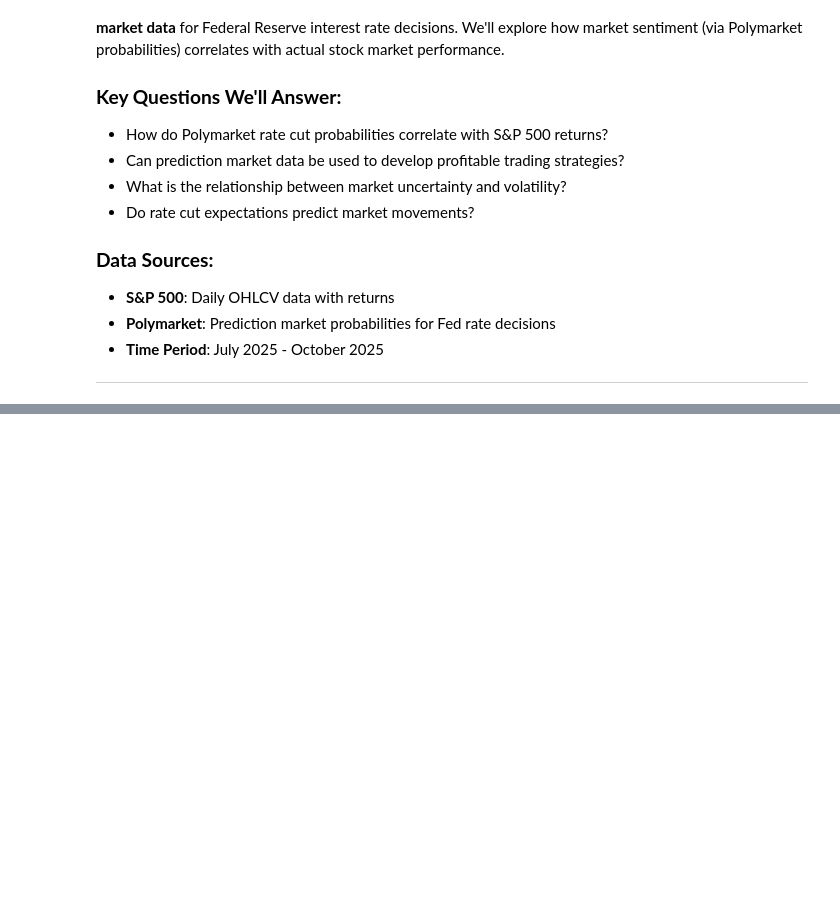
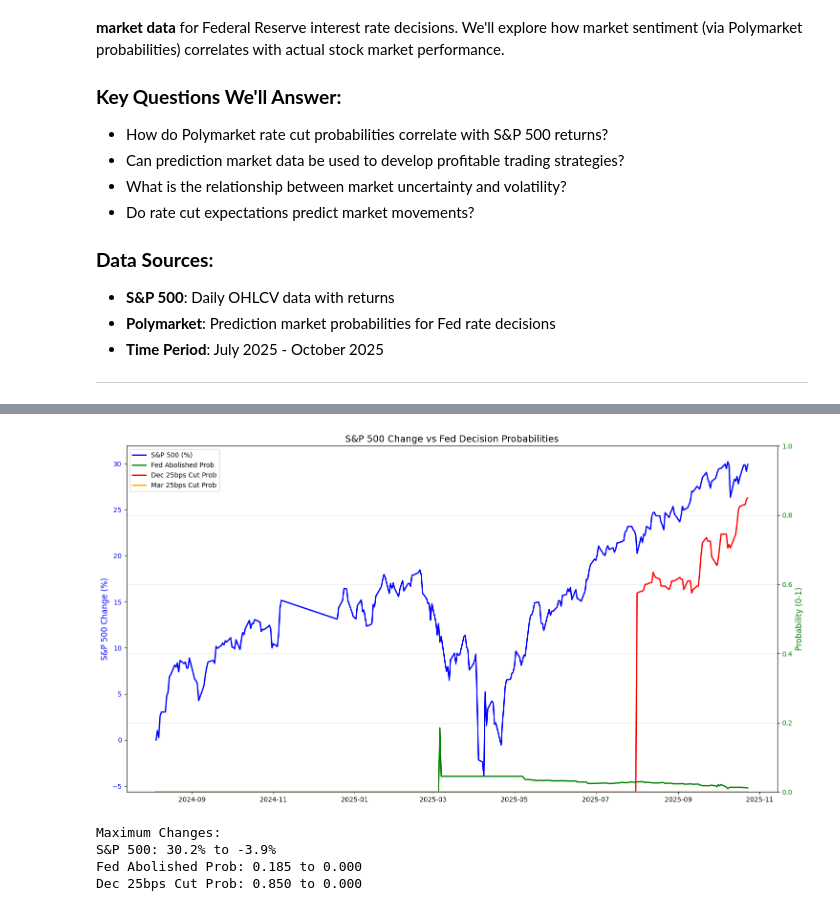
Before and after one commit to MichaelCarloH/ML-PortfolioManagement, a Jupyter notebook: notebooks/data_exploration.ipynb, the cells around one changed output, grey strips where cells are left out. Cells and saved outputs as stored; diff of their text form; code cells hidden in the pictures; blank space fills up the shorter version.

Commit message:
NEW: addded analysis and hmm on probability delta count for fed events

```diff
--- a/notebooks/data_exploration.ipynb
+++ b/notebooks/data_exploration.ipynb
@@ -933,0 +22,11 @@ KeyError: 'Rate_Cut_Change'
+# %%
+import pandas as pd
+import numpy as np
+import matplotlib.pyplot as plt
+import seaborn as sns
+
+data_dir = "../data/sp500_fed_merged_ml_ready.csv"
+
+df = pd.read_csv(data_dir, index_col=0, parse_dates=True)
+print(f"📊 Loaded data: {df.shape} records ")
+print(df.columns)
@@ -933,0 +65,63 @@ KeyError: 'Rate_Cut_Change'
+# %%
+# Calculate percentage changes from start
+cols_to_plot = [
+        'Close', 'Fed_abolished_in_2025_Price',
+       'Fed_decision_in_December_25_bps_decrease',
+       'Fed_decision_in_December_25_bps_increase',
+       'Fed_decision_in_December_50_bps_decrease',
+       'Fed_decision_in_December_No_change',
+       'Fed_decision_in_January_25_bps_decrease',
+       'Fed_decision_in_January_25_bps_increase',
+       'Fed_decision_in_January_50_bps_decrease',
+       'Fed_decision_in_January_No_change',
+       'Fed_decision_in_March_25_bps_decrease'
+       ]
+
+# Calculate percentage changes from start for S&P 500 only
+df_pct = pd.DataFrame()
+df_pct['Close'] = (df['Close'] / df['Close'].iloc[0] - 1) * 100
+
+# Create the plot with two y-axes
+plt.figure(figsize=(15, 8))
+ax1 = plt.gca()
+ax2 = ax1.twinx()
+
+# Plot S&P 500 percentage change on left axis
+ax1.plot(df.index, df_pct['Close'], 'b-', linewidth=2, label='S&P 500 (%)')
+ax1.set_ylabel('S&P 500 Change (%)', color='b', fontsize=12)
+ax1.tick_params(axis='y', labelcolor='b')
+
+# Plot probabilities on right axis (0-1 scale)
+ax2.plot(df.index, df['Fed_abolished_in_2025_Price'], 'g-', linewidth=2,
+         label='Fed Abolished Prob')
+ax2.plot(df.index, df['Fed_decision_in_December_25_bps_decrease'], 'r-',
+         linewidth=2, label='Dec 25bps Cut Prob')
+ax2.plot(df.index, df['Fed_decision_in_March_25_bps_decrease'], 'orange',
+         linewidth=2, label='Mar 25bps Cut Prob')
+ax2.set_ylabel('Probability (0-1)', color='g', fontsize=12)
+ax2.tick_params(axis='y', labelcolor='g')
+ax2.set_ylim(0, 1)  # Set probability axis from 0 to 1
+
+# Title and grid
+plt.title('S&P 500 Change vs Fed Decision Probabilities', fontsize=14)
+plt.grid(True, alpha=0.3)
+
+# Combine legends
+lines1, labels1 = ax1.get_legend_handles_labels()
+lines2, labels2 = ax2.get_legend_handles_labels()
+ax1.legend(lines1 + lines2, labels1 + labels2, loc='upper left', fontsize=10)
+
+plt.tight_layout()
+plt.show()
+
+# Print statistics
+print("\nMaximum Changes:")
+print(f"S&P 500: {df_pct['Close'].max():.1f}% to {df_pct['Close'].min():.1f}%")
+print(f"Fed Abolished Prob: {df['Fed_abolished_in_2025_Price'].max():.3f} to {df['Fed_abolished_in_2025_Price'].min():.3f}")
+print(f"Dec 25bps Cut Prob: {df['Fed_decision_in_December_25_bps_decrease'].max():.3f} to {df['Fed_decision_in_December_25_bps_decrease'].min():.3f}")
+# %% [output]
+[figure, added]
+Maximum Changes:
+S&P 500: 30.2% to -3.9%
+Fed Abolished Prob: 0.185 to 0.000
+Dec 25bps Cut Prob: 0.850 to 0.000
```
Also changed, not shown: parts of 30 cells of this notebook, 5 other files.
